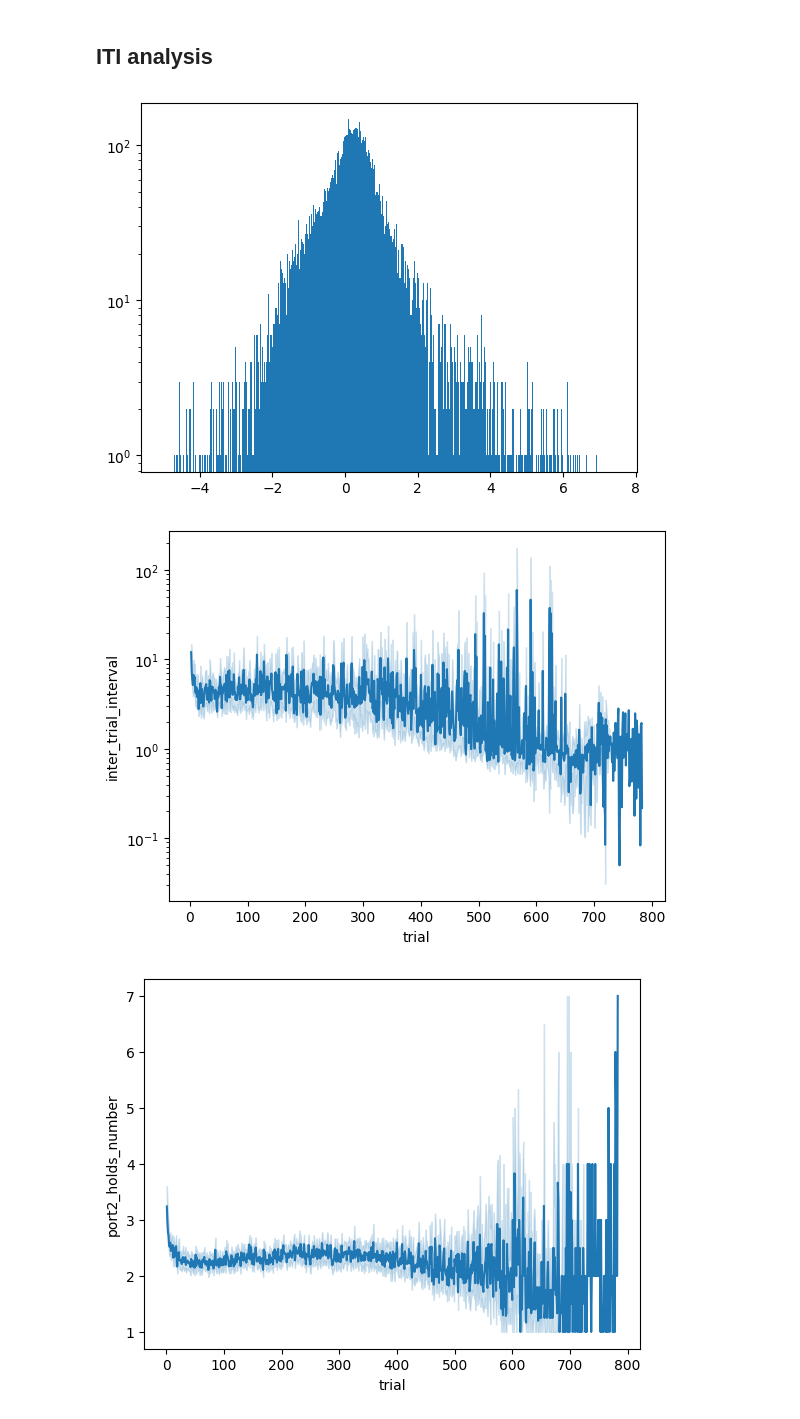
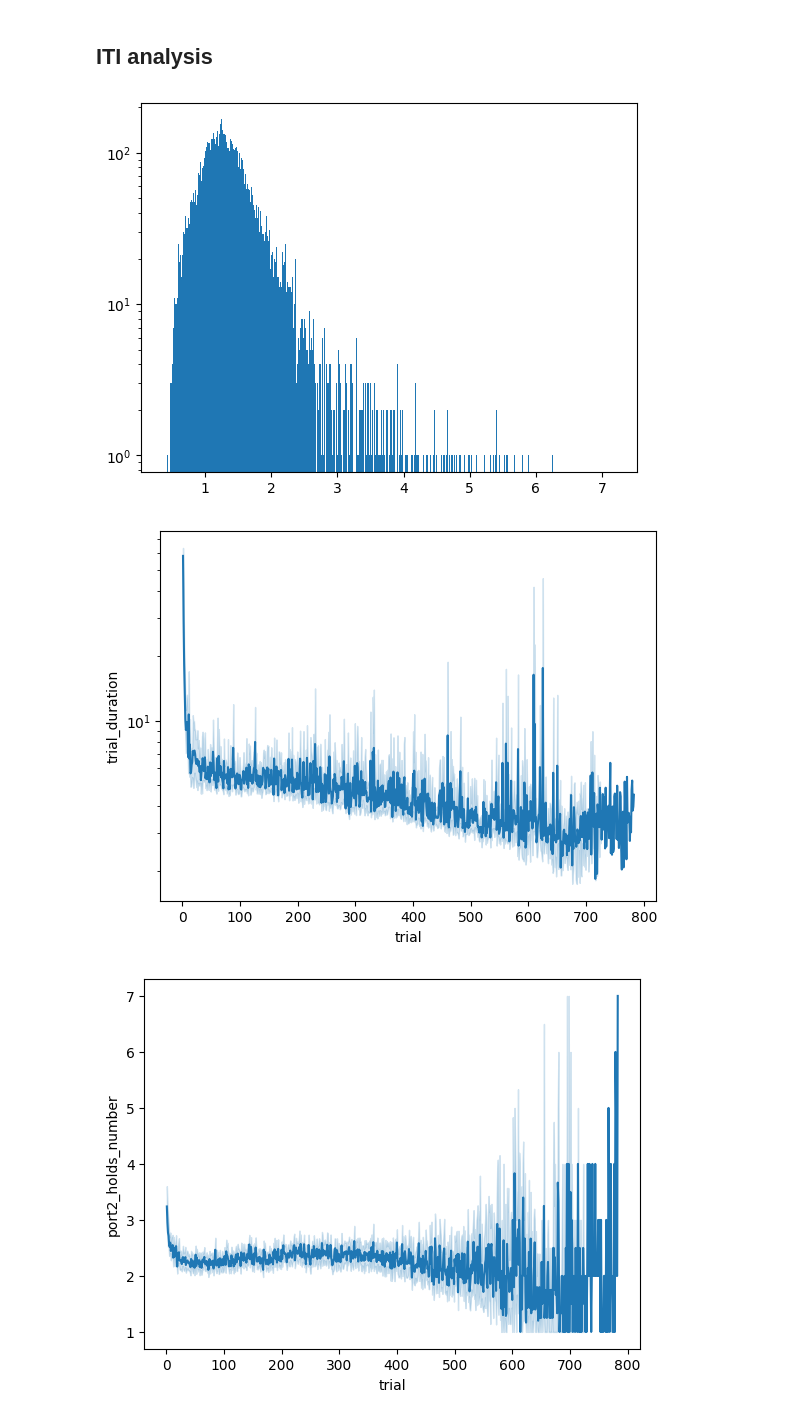
Before and after one commit to LearningCircuitsLab/behavior-analysis-notebooks, a Jupyter notebook: engagement_analysis.ipynb, the cells around one changed output. Saved outputs shown, nothing was run; the diff lists cells and outputs as text; code cells hidden in the pictures.

```diff
--- a/engagement_analysis.ipynb
+++ b/engagement_analysis.ipynb
@@ -26,9 +26,9 @@ for mouse in animals:
     # create the directory if it doesn't exist
     local_path.mkdir(parents=True, exist_ok=True)
     # download the session data
-    utils.rsync_session_data(
+    utils.rsync_cluster_data(
         project_name=tv_projects[1],
-        animal=mouse,
+        file_path="sessions/{}/{}.csv".format(mouse, mouse),
         local_path=str(local_path),
         credentials=utils.get_idibaps_cluster_credentials(),
     )
@@ -41,4 +53 @@ utils.get_idibaps_cluster_credentials()
-# %%
-tv_projects = ["_", "visual_and_COT_data"]
-animals = ["ACV001", "ACV002", "ACV003", "ACV004", "ACV005", "ACV006", "ACV007", "ACV008", "ACV009", "ACV010"]
 # %%
@@ -89,20 +97,23 @@ df2afc = df2afc[df2afc['performance_w'] > 75]
 ## ITI analysis
 # %%
 df2afc = dft.add_inter_trial_interval_column_to_df(df2afc)
+# %%
+# do it with trial duration
+df2afc = dft.add_trial_duration_column_to_df(df2afc)
 # %%
-plt.hist(np.log(df2afc['inter_trial_interval']), bins=10000)
+plt.hist(np.log(df2afc['trial_duration']), bins=10000)
 # plt.xlim(0, 15)
 plt.yscale('log')
 plt.show()
 # %% [output]
-[figure, old version]
+[figure, new version]
 # %%
 # iti vs trial number
-sns.lineplot(data=df2afc, x='trial', y='inter_trial_interval')
+sns.lineplot(data=df2afc, x='trial', y='trial_duration')
 plt.yscale('log')
 plt.show()
 # %% [output]
-[figure, old version]
+[figure, new version]
 # %%
 # why does iti decrease with trial number? number of pokes in port2?
 df2afc["port2_holds"] = df2afc.apply(lambda row: utils.get_trial_port_hold(row, 2), axis=1)
```
Also changed, not shown: parts of 38 cells of this notebook, 16 other files.
